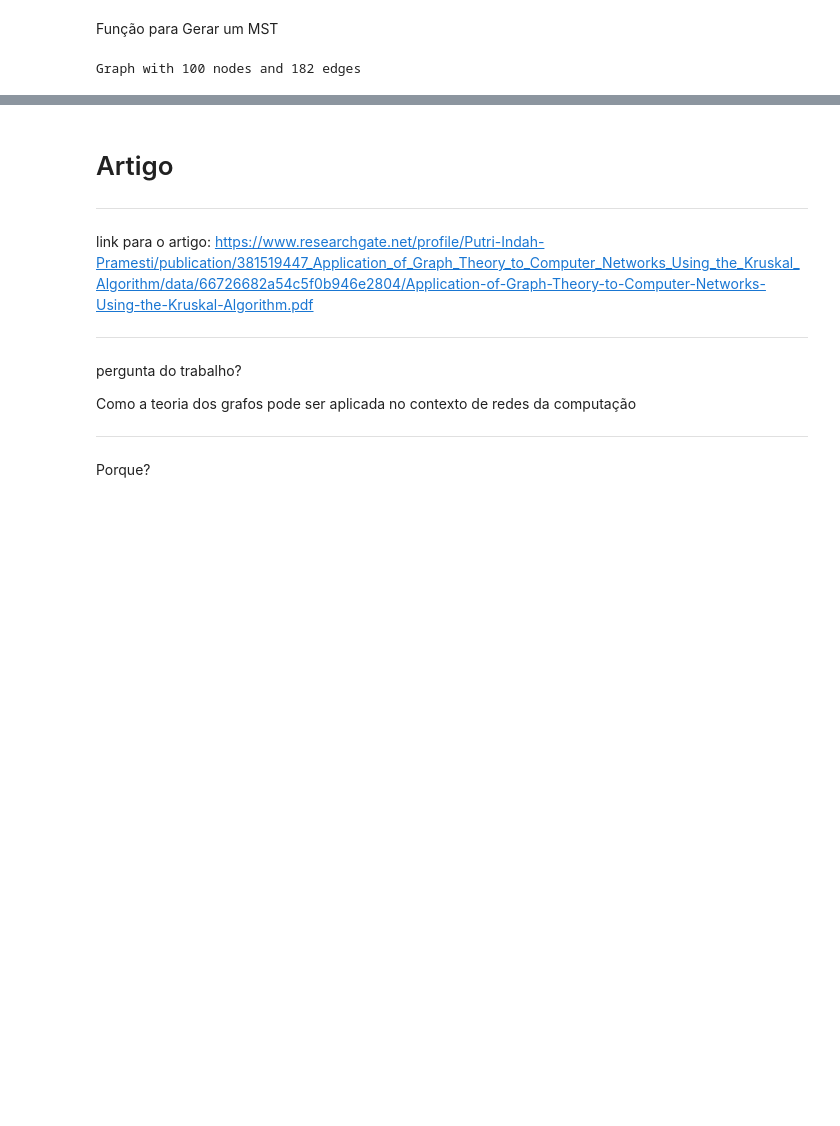
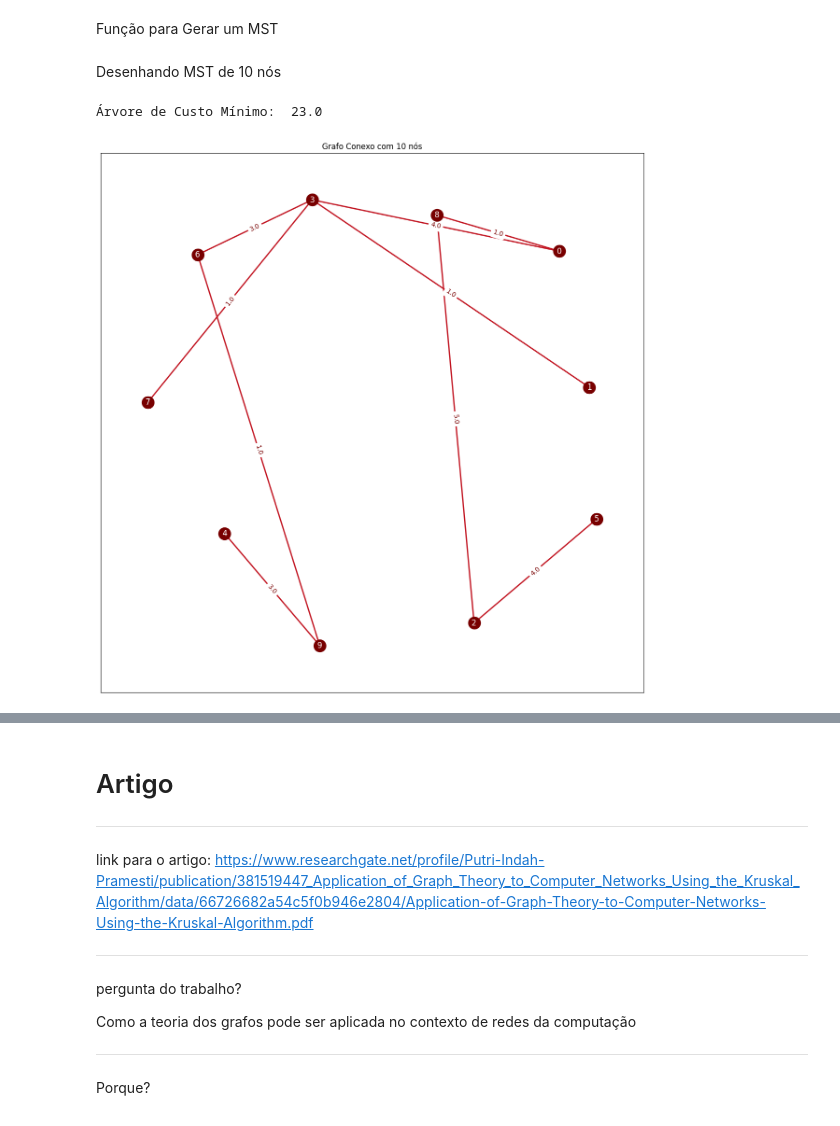
Before and after one commit to mxtqnt/Grafos, a Jupyter notebook: TrabalhoGrafos.ipynb, the cells around one changed output, grey strips where cells are left out. Saved outputs shown, nothing was run; the diff lists cells and outputs as text; code cells hidden in the pictures; blank space fills up the shorter version.

Commit message:
Desenho da Árvore Geradora Mínima(MST) de cada Grafo

```diff
--- a/TrabalhoGrafos.ipynb
+++ b/TrabalhoGrafos.ipynb
@@ -210,7 +210,7 @@ def KruskalMST(lista_aresta):
                                    1:'destino',
                                    2:'peso'}).copy()
 
-  return dfResult
+  return dfResult,result
 # %% [markdown]
 ## Listando arestas e seus custos em ordem crescente
 # %%
@@ -304,12 +313,17 @@ def gerar_MST(n,mst):
     while num_arestas > 0:
         u, v , peso = mst[num_arestas - 1]
         if not G.has_edge(u, v):
-            numero_aleatorio = random.randint(1,5)
-            G.add_edge(u, v, weight = numero_aleatorio)
-            num_arestas_extras -= 1
-
-
+            G.add_edge(u, v, weight = peso)
+            num_arestas -= 1
 
     return G
-# %% [output]
-Graph with 100 nodes and 182 edges
+# %% [markdown]
+Desenhando MST de 10 nós
+# %%
+lista_aresta = sortAresta(matrizes_custo[0])
+_,k= KruskalMST(lista_aresta)
+
+desenhar_grafo(gerar_MST(10,k),10)
+# %% [output]
+Árvore de Custo Mínimo:  23.0
+[figure, added]
```
Also changed, not shown: parts of 5 cells of this notebook.
